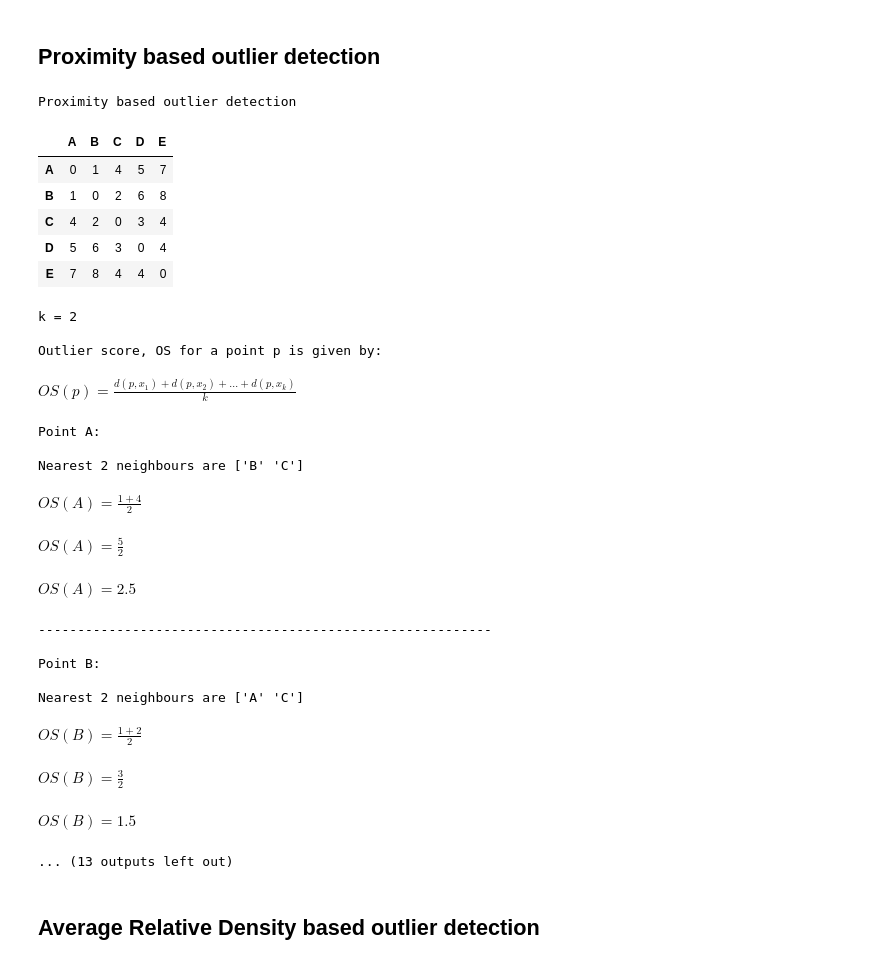
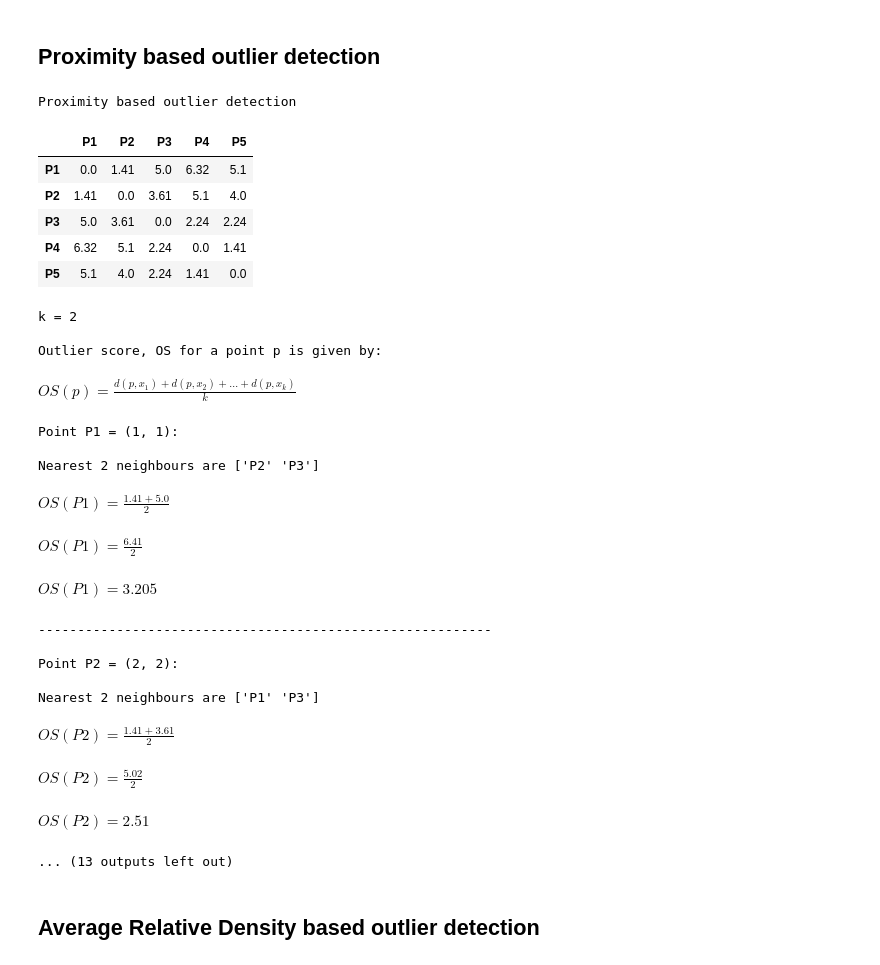
Before and after one commit to sumilk/Data_Mining_Algos, a Jupyter notebook: Outlier Analysis.ipynb, the cells around one changed output. Saved outputs shown, nothing was run; the diff lists cells and outputs as text; code cells hidden in the pictures.

```diff
--- a/Outlier Analysis.ipynb
+++ b/Outlier Analysis.ipynb
@@ -16,7 +16,7 @@ class OutlierDetector:
         self.proximity_matrix = proximity_matrix
         self.points = points
         self.pt_list = pt_list
-        if self.pt_list:
+        if self.pt_list and not self.points:
             self.proximity_matrix = pd.DataFrame(proximity_matrix, index=self.pt_list, columns=self.pt_list)
             self.points_df = pd.Series(self.pt_list, index=self.pt_list)
         elif not self.pt_list and not self.points:
@@ -35,8 +35,8 @@ class OutlierDetector:
             return sum([abs(i-j) for i,j in zip(x1,x2)])
 
     def prepare_proximity_matrix(self):
-
-        self.pt_list = [f'P{i+1}' for i in range(len(self.points))]
+        if not self.pt_list:
+            self.pt_list = [f'P{i+1}' for i in range(len(self.points))]
         self.points_df = pd.Series(self.points, index=self.pt_list)
         #print(self.points_df.to_string())
         #self.pt_list = [f'P{i+1}' for i in range(len(self.points))]
@@ -87,12 +87,15 @@ class OutlierDetector:
 
     def detect_ard_based(self):
         print('\nAverage Relative Density based outlier detection')
+        print('\nProximity Matrix:')
         display(self.proximity_matrix)
         print(f'\nk = {self.k}')
 #         print('\nOutlier score, OS for a point p is given by:')
 #         display(Eq(Symbol('OS(p)'), Symbol('d(p, x_{1}) + d(p, x_{2})+...+d(p, x_{k})')/Symbol('k')))
         print('\nFor all points x, determine local reachability density, lrd(x,k) for k-nearest neighbours using formula\n')
-        display(Eq(Symbol('lrd(x,k)'), Symbol('|N(x,k)|')/Symbol('\u03A3_{y\u2208N(x,k)}dist(x,y)')))
+        display(Eq(Symbol('lrd(x,k)'), Symbol('|N(x,k)|')/Symbol('\u03A3_{y\u2208N(x,k)}RD(x,y)')))
+        print('\nWhere Reachability density, RD is given by')
+        display(Eq(Symbol('RD(x,y)'), Symbol('max(k-dist(y), dist(x,y))')))
 
 
         density_dict = {}
@@ -107,9 +110,13 @@ class OutlierDetector:
             s2 = ''
             sum_s = 0
             for i,n in enumerate(nn):
-                s1 += f'dist({pt},{nn.index.values[i]}) +'
+                k_dist = self.proximity_matrix.loc[nn.index.values[i]].sort_values(ascending=True)[self.k]
+                rd = max(k_dist,n)
+                display(Symbol(f'RD({pt},{nn.index.values[i]}) = max(k-dist({nn.index.values[i]}), \
+                               dist({pt},{nn.index.values[i]})) = {rd}'))
+                s1 += f'RD({pt},{nn.index.values[i]}) +'
                 s2+=f'{n} +'
-                sum_s +=n
+                sum_s +=rd
             s1 = s1[:-1]
             s2 = s2[:-1]
             density = round(self.k/sum_s, self.rounding_digit)
@@ -128,8 +135,8 @@ class OutlierDetector:
         display(Eq(Symbol('ARD(x,k)'), Symbol('lrd(x,k)')/(Symbol('\u03A3_{y\u2208N(x,k)}lrd(y,k) / |N(x,k)|'))))
 
 
-        min_lof = np.inf
-        min_pt = None
+        max_lof = 0
+        max_pt = None
 
         for pt in self.pt_list:
             if self.points:
@@ -148,59 +155,59 @@ class OutlierDetector:
             s1 = s1[:-1]
             s2 = s2[:-1]
             ard = round(density_dict[pt]/sum_s, self.rounding_digit)
-            lof = ard
-            if lof < min_lof:
-                min_lof = lof
-                min_pt = pt
+            lof = round(1/ard, self.rounding_digit)
+            if lof > max_lof:
+                max_lof = lof
+                max_pt = pt
             display(Eq(Symbol(f'ARD({pt},{self.k})'), Symbol(f'lrd({pt}, {self.k})')/Symbol(s1)))
             display(Eq(Symbol(f'ARD({pt},{self.k})'), Symbol(f'{density_dict[pt]}')/Symbol(s2)))
             #display(Eq(Symbol(f'density({pt},{self.k})'), Symbol(f'{sum_s}')/Symbol(f'{self.k}')))
             display(Eq(Symbol(f'ARD({pt},{self.k})'), ard))
-            display(Symbol(f'LOF({pt}) = ARD({pt},{self.k}) = {lof}'))
+            display(Symbol(f'LOF({pt}) = 1/ARD({pt},{self.k}) = {lof}'))
             print('\n----------------------------------------------------------')
-        print(f'\nLOF for point {min_pt} is the lowest, so it is termed as outlier')
+        print(f'\nLOF for point {max_pt} is the highest, so it is termed as outlier')
 # %% [markdown]
 ## Proximity based outlier detection
 # %%
 points = [(1,1),(2,2),(4,5),(3,7),(2,6)]
 pm = [
     [0,1,4,5,7],
     [1,0,2,6,8],
     [4,2,0,3,4],
     [5,6,3,0,4],
     [7,8,4,4,0]
 ]
 pt_list = ['A', 'B', 'C', 'D', 'E']
 
-#OutlierDetector(points=points).detect(method='proximity-based', k=2)
+OutlierDetector(points=points).detect(method='proximity-based', k=2)
 
-OutlierDetector(proximity_matrix=pm, pt_list=pt_list).detect(method='proximity-based', k=2)
+#OutlierDetector(proximity_matrix=pm, pt_list=pt_list).detect(method='proximity-based', k=2)
 # %% [output]
 Proximity based outlier detection
-|  | A | B | C | D | E |
-| A | 0 | 1 | 4 | 5 | 7 |
-| B | 1 | 0 | 2 | 6 | 8 |
-| C | 4 | 2 | 0 | 3 | 4 |
-| D | 5 | 6 | 3 | 0 | 4 |
-| E | 7 | 8 | 4 | 4 | 0 |
+|  | P1 | P2 | P3 | P4 | P5 |
+| P1 | 0.0 | 1.41 | 5.0 | 6.32 | 5.1 |
+| P2 | 1.41 | 0.0 | 3.61 | 5.1 | 4.0 |
+| P3 | 5.0 | 3.61 | 0.0 | 2.24 | 2.24 |
+| P4 | 6.32 | 5.1 | 2.24 | 0.0 | 1.41 |
+| P5 | 5.1 | 4.0 | 2.24 | 1.41 | 0.0 |
 k = 2
 
 Outlier score, OS for a point p is given by:
 $\displaystyle OS(p) = \frac{d(p, x_{1}) + d(p, x_{2})+...+d(p, x_{k})}{k}$
-Point A:
+Point P1 = (1, 1):
 
-Nearest 2 neighbours are ['B' 'C']
+Nearest 2 neighbours are ['P2' 'P3']
-$\displaystyle OS(A) = \frac{1 +4 }{2}$
+$\displaystyle OS(P1) = \frac{1.41 +5.0 }{2}$
-$\displaystyle OS(A) = \frac{5}{2}$
+$\displaystyle OS(P1) = \frac{6.41}{2}$
-$\displaystyle OS(A) = 2.5$
+$\displaystyle OS(P1) = 3.205$
 ----------------------------------------------------------
 
-Point B:
+Point P2 = (2, 2):
 
-Nearest 2 neighbours are ['A' 'C']
+Nearest 2 neighbours are ['P1' 'P3']
-$\displaystyle OS(B) = \frac{1 +2 }{2}$
+$\displaystyle OS(P2) = \frac{1.41 +3.61 }{2}$
-$\displaystyle OS(B) = \frac{3}{2}$
+$\displaystyle OS(P2) = \frac{5.02}{2}$
-$\displaystyle OS(B) = 1.5$
+$\displaystyle OS(P2) = 2.51$
 ... (13 outputs left out)
 # %% [markdown]
 ## Average Relative Density based outlier detection
```
Also changed, not shown: parts of 2 cells of this notebook.
